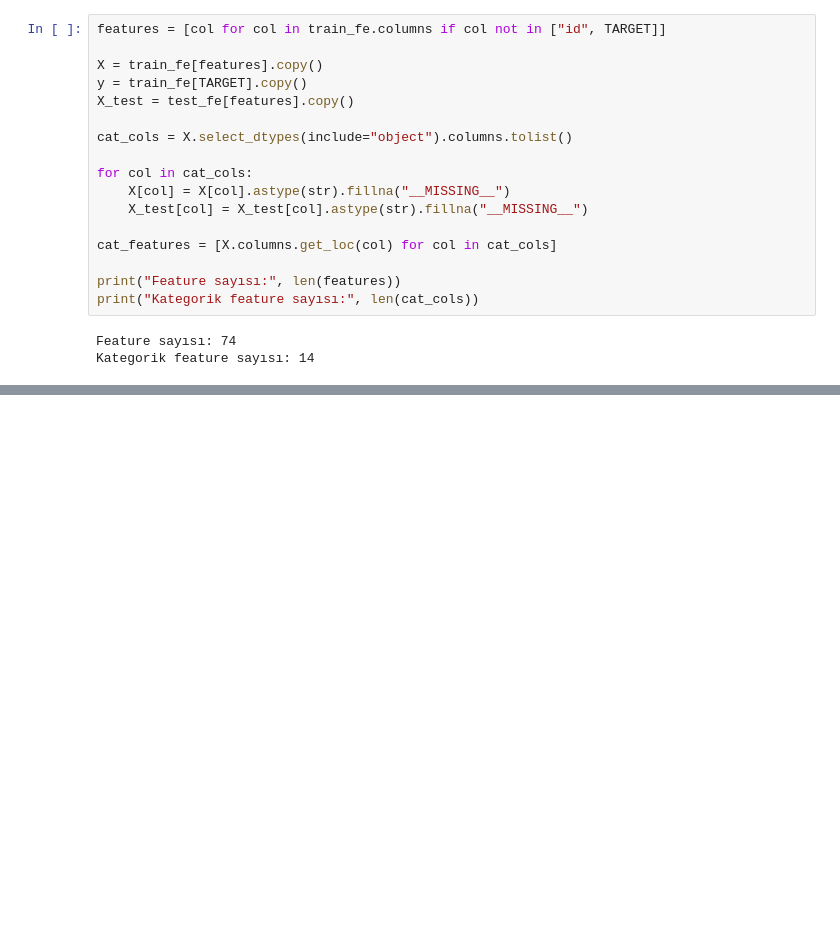
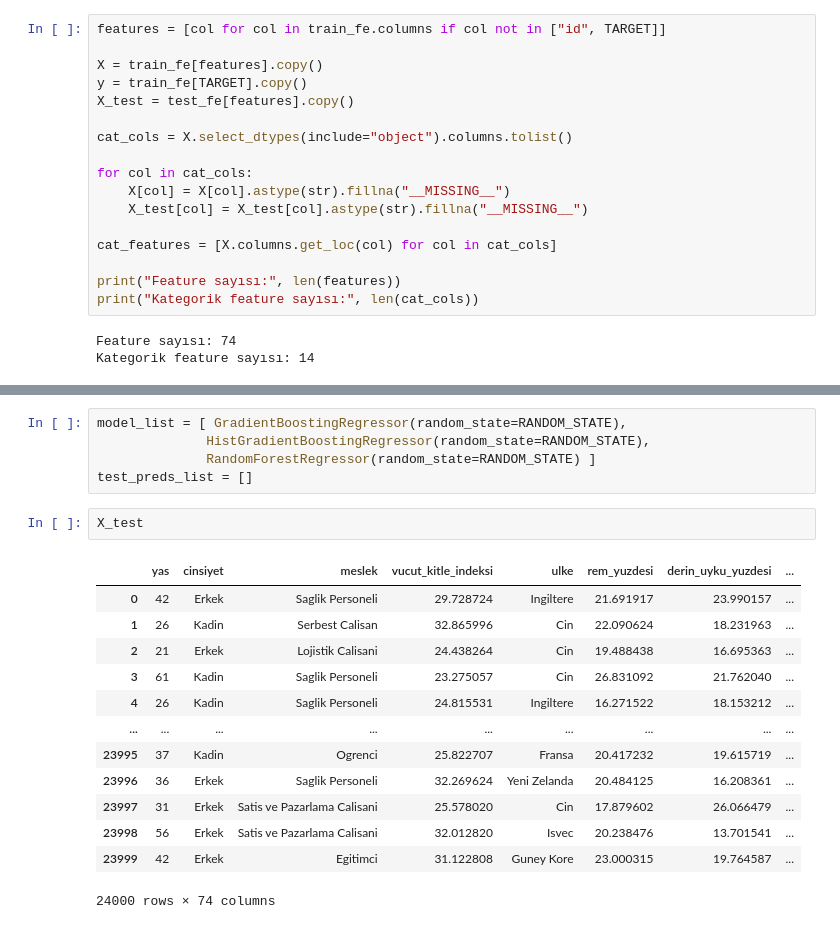
Before and after one commit to sevval-koseoglu/yzta-datathon, a Jupyter notebook: notebooks/YZTA_Datathon.ipynb, the cells around one changed output, grey strips where cells are left out. Drawn from its saved outputs; the diff is of its cells as text; blank space fills up the shorter version.

```diff
--- a/notebooks/YZTA_Datathon.ipynb
+++ b/notebooks/YZTA_Datathon.ipynb
@@ -329,0 +331,21 @@ Satır sayısı: 24000
+# %%
+model_list = [ GradientBoostingRegressor(random_state=RANDOM_STATE),
+              HistGradientBoostingRegressor(random_state=RANDOM_STATE),
+              RandomForestRegressor(random_state=RANDOM_STATE) ]
+test_preds_list = []
+# %%
+X_test
+# %% [output]
+|  | yas | cinsiyet | meslek | vucut_kitle_indeksi | ulke | rem_yuzdesi | derin_uyku_yuzdesi | ... |
+| 0 | 42 | Erkek | Saglik Personeli | 29.728724 | Ingiltere | 21.691917 | 23.990157 | ... |
+| 1 | 26 | Kadin | Serbest Calisan | 32.865996 | Cin | 22.090624 | 18.231963 | ... |
+| 2 | 21 | Erkek | Lojistik Calisani | 24.438264 | Cin | 19.488438 | 16.695363 | ... |
+| 3 | 61 | Kadin | Saglik Personeli | 23.275057 | Cin | 26.831092 | 21.762040 | ... |
+| 4 | 26 | Kadin | Saglik Personeli | 24.815531 | Ingiltere | 16.271522 | 18.153212 | ... |
+| ... | ... | ... | ... | ... | ... | ... | ... | ... |
+| 23995 | 37 | Kadin | Ogrenci | 25.822707 | Fransa | 20.417232 | 19.615719 | ... |
+| 23996 | 36 | Erkek | Saglik Personeli | 32.269624 | Yeni Zelanda | 20.484125 | 16.208361 | ... |
+| 23997 | 31 | Erkek | Satis ve Pazarlama Calisani | 25.578020 | Cin | 17.879602 | 26.066479 | ... |
+| 23998 | 56 | Erkek | Satis ve Pazarlama Calisani | 32.012820 | Isvec | 20.238476 | 13.701541 | ... |
+| 23999 | 42 | Erkek | Egitimci | 31.122808 | Guney Kore | 23.000315 | 19.764587 | ... |
+24000 rows × 74 columns
```
Also changed, not shown: parts of 18 cells of this notebook.
